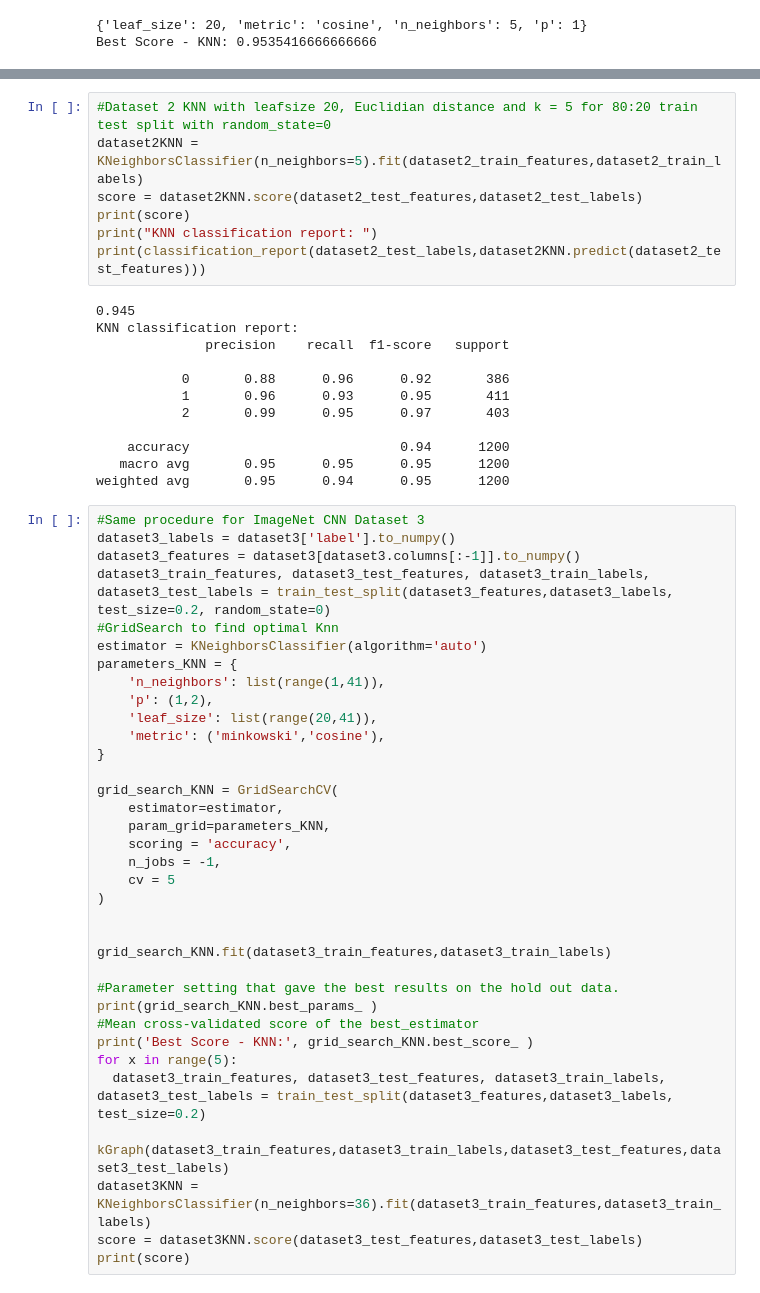
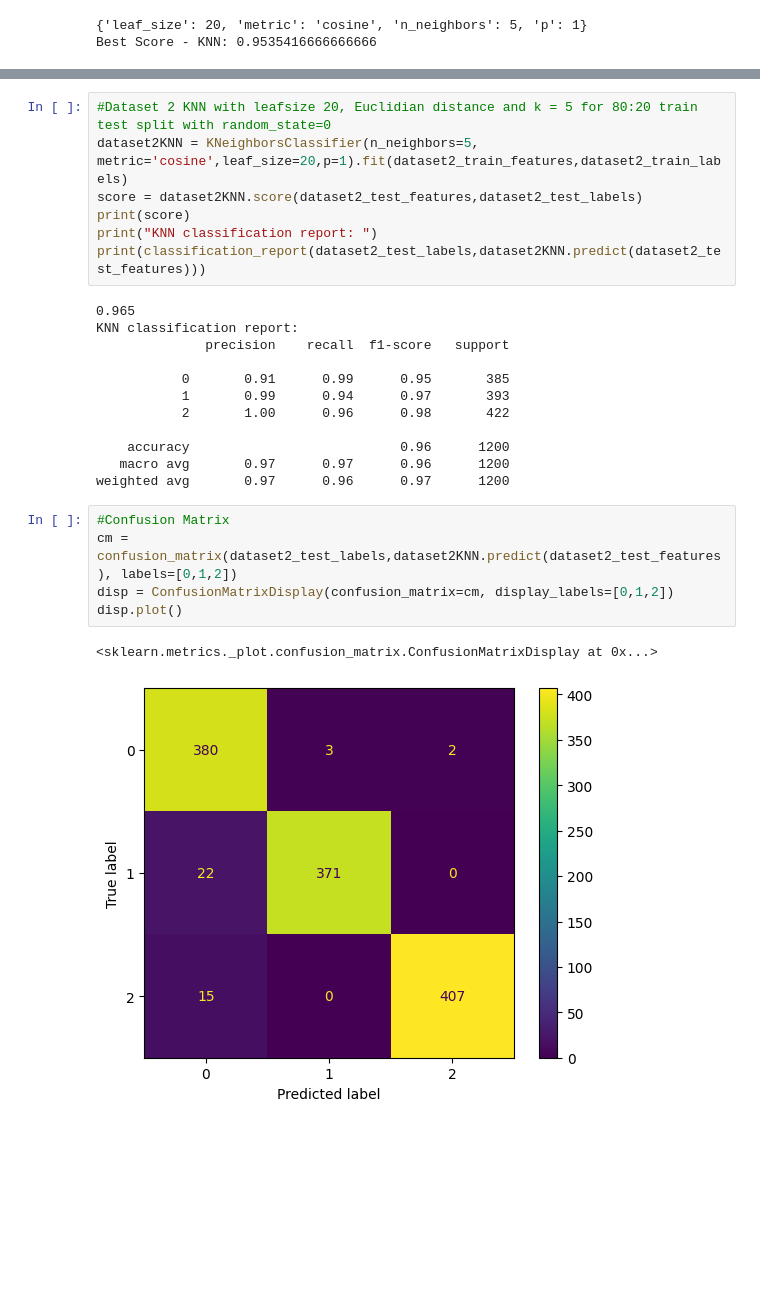
Before and after one commit to suinkangme/CV-Image-Classification-Tasks, a Jupyter notebook: Task2_KNN.ipynb, the cells around one changed output, grey strips where cells are left out. Drawn from its saved outputs; the diff is of its cells as text; blank space fills up the shorter version.

```diff
--- a/Task2_KNN.ipynb
+++ b/Task2_KNN.ipynb
@@ -107,54 +99,27 @@ Max accuracy of 0.9483333333333334 at k=24
 # %%
 #Dataset 2 KNN with leafsize 20, Euclidian distance and k = 5 for 80:20 train test split with random_state=0
-dataset2KNN = KNeighborsClassifier(n_neighbors=5).fit(dataset2_train_features,dataset2_train_labels)
+dataset2KNN = KNeighborsClassifier(n_neighbors=5, metric='cosine',leaf_size=20,p=1).fit(dataset2_train_features,dataset2_train_labels)
 score = dataset2KNN.score(dataset2_test_features,dataset2_test_labels)
 print(score)
 print("KNN classification report: ")
 print(classification_report(dataset2_test_labels,dataset2KNN.predict(dataset2_test_features)))
 # %% [output]
-0.945
+0.965
 KNN classification report:
               precision    recall  f1-score   support
 
-           0       0.88      0.96      0.92       386
-           1       0.96      0.93      0.95       411
-           2       0.99      0.95      0.97       403
+           0       0.91      0.99      0.95       385
+           1       0.99      0.94      0.97       393
+           2       1.00      0.96      0.98       422
 
-    accuracy                           0.94      1200
-   macro avg       0.95      0.95      0.95      1200
-weighted avg       0.95      0.94      0.95      1200
+    accuracy                           0.96      1200
+   macro avg       0.97      0.97      0.96      1200
+weighted avg       0.97      0.96      0.97      1200
-# %%
-#Same procedure for ImageNet CNN Dataset 3
-dataset3_labels = dataset3['label'].to_numpy()
-dataset3_features = dataset3[dataset3.columns[:-1]].to_numpy()
-dataset3_train_features, dataset3_test_features, dataset3_train_labels, dataset3_test_labels = train_test_split(dataset3_features,dataset3_labels, test_size=0.2, random_state=0)
-#GridSearch to find optimal Knn
-estimator = KNeighborsClassifier(algorithm='auto')
-parameters_KNN = {
-    'n_neighbors': list(range(1,41)),
-    'p': (1,2),
-    'leaf_size': list(range(20,41)),
-    'metric': ('minkowski','cosine'),
-}
-
-grid_search_KNN = GridSearchCV(
-    estimator=estimator,
-    param_grid=parameters_KNN,
-    scoring = 'accuracy',
-    n_jobs = -1,
-    cv = 5
-)
-
-
-grid_search_KNN.fit(dataset3_train_features,dataset3_train_labels)
-
-#Parameter setting that gave the best results on the hold out data.
-print(grid_search_KNN.best_params_ )
-#Mean cross-validated score of the best_estimator
-print('Best Score - KNN:', grid_search_KNN.best_score_ )
-for x in range(5):
-  dataset3_train_features, dataset3_test_features, dataset3_train_labels, dataset3_test_labels = train_test_split(dataset3_features,dataset3_labels, test_size=0.2)
-  kGraph(dataset3_train_features,dataset3_train_labels,dataset3_test_features,dataset3_test_labels)
-dataset3KNN = KNeighborsClassifier(n_neighbors=36).fit(dataset3_train_features,dataset3_train_labels)
-score = dataset3KNN.score(dataset3_test_features,dataset3_test_labels)
-print(score)
+# %%
+#Confusion Matrix
+cm = confusion_matrix(dataset2_test_labels,dataset2KNN.predict(dataset2_test_features), labels=[0,1,2])
+disp = ConfusionMatrixDisplay(confusion_matrix=cm, display_labels=[0,1,2])
+disp.plot()
+# %% [output]
+<sklearn.metrics._plot.confusion_matrix.ConfusionMatrixDisplay at 0x...>
+[figure, added]
```
Also changed, not shown: parts of 3 cells of this notebook.
